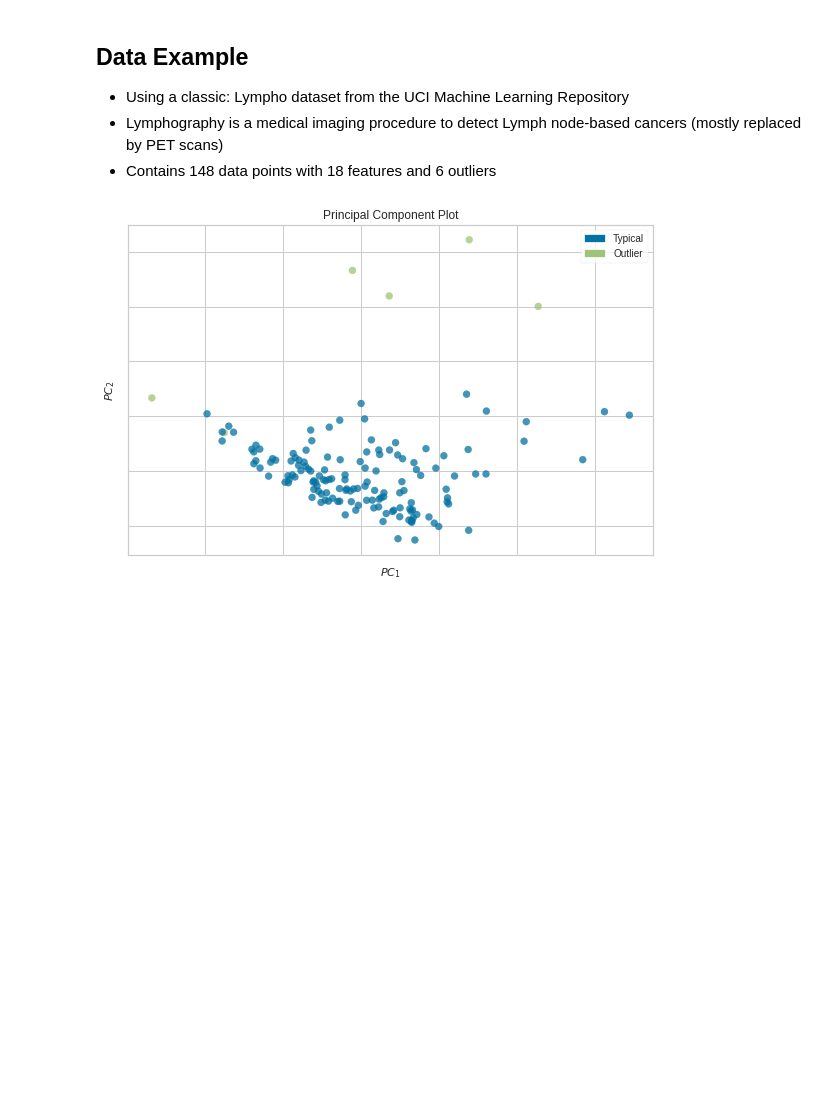
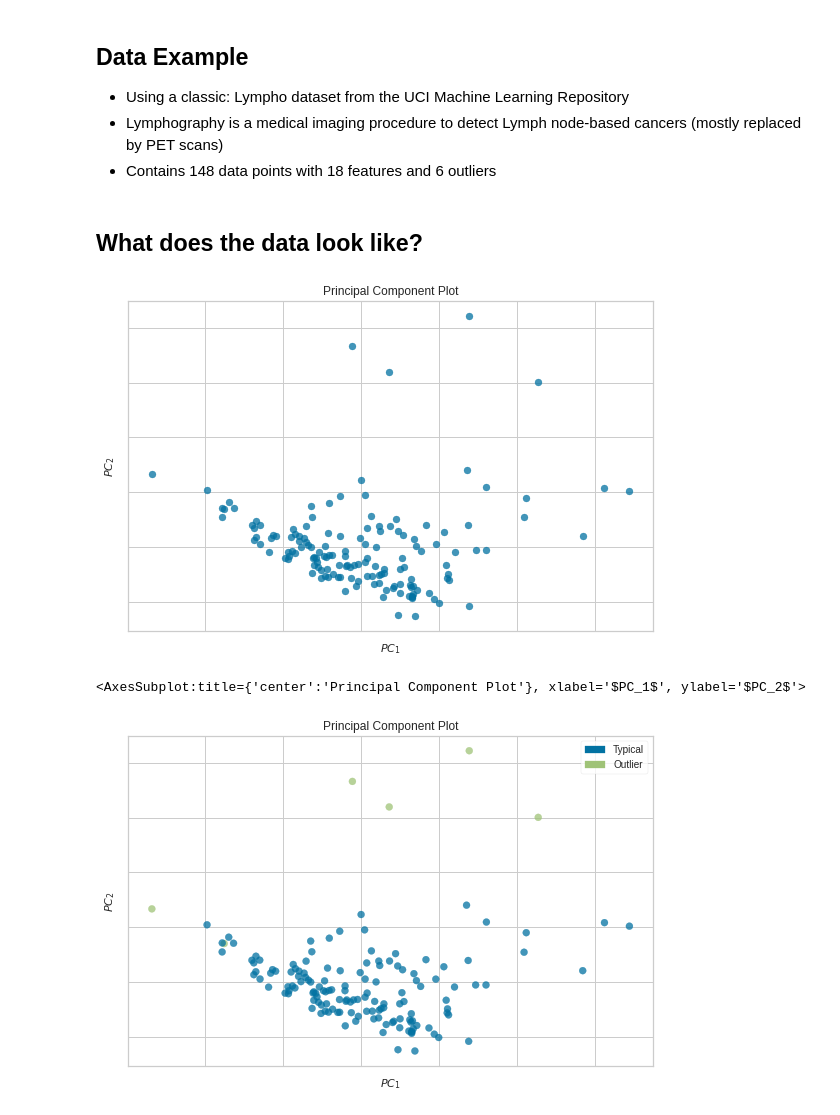
Before and after one commit to lstmemery/outlier-detection, a Jupyter notebook: prez.ipynb, the cells around one changed output. Saved outputs shown, nothing was run; the diff lists cells and outputs as text; code cells hidden in the pictures; blank space fills up the shorter version.

```diff
--- a/prez.ipynb
+++ b/prez.ipynb
@@ -28,6 +30,15 @@ labeler = LabelEncoder()
 ground_truth = labeler.fit_transform(data['y'].ravel())
 labels = ['Typical', 'Outlier']
 feature_labels = ["lymphatics", "block_of_affere", "bl_of_lymph_c", "bl_of_lymph_s", "by_pass", "extravasates", "regeneration_of", "early_uptake_in", "lym_nodes_dimin", "lym_nodes_enlar", "changes_in_lym", "defect_in_node", "changes_in_node", "changes_in_stru", "special_forms", "dislocation_of", "exclusion_of_no", "no_of_nodes_in"]
+# %% [markdown]
+## What does the data look like?
+# %%
+pca_visualizer = PCA(scale=True)
+pca_visualizer.fit_transform(features)
+pca_visualizer.show()
+# %% [output]
+[figure, added]
+<AxesSubplot:title={'center':'Principal Component Plot'}, xlabel='$PC_1$', ylabel='$PC_2$'>
 # %%
 pca_visualizer = PCA(scale=True, classes=labels)
 pca_visualizer.fit_transform(features, ground_truth)
```
Also changed, not shown: parts of 7 cells of this notebook.
